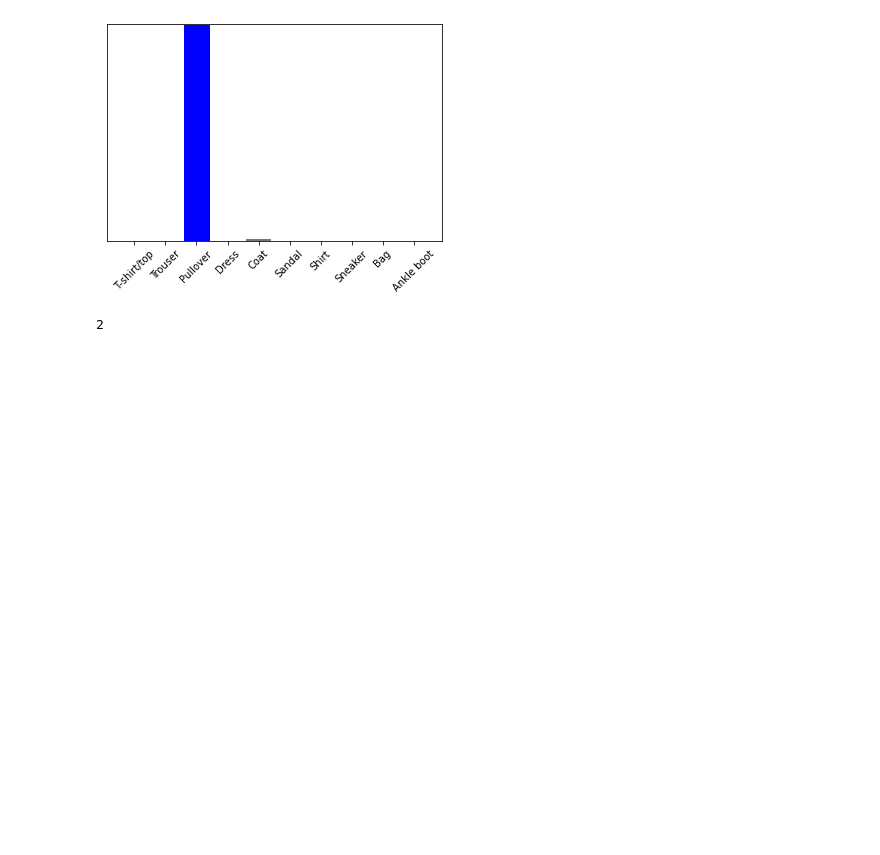
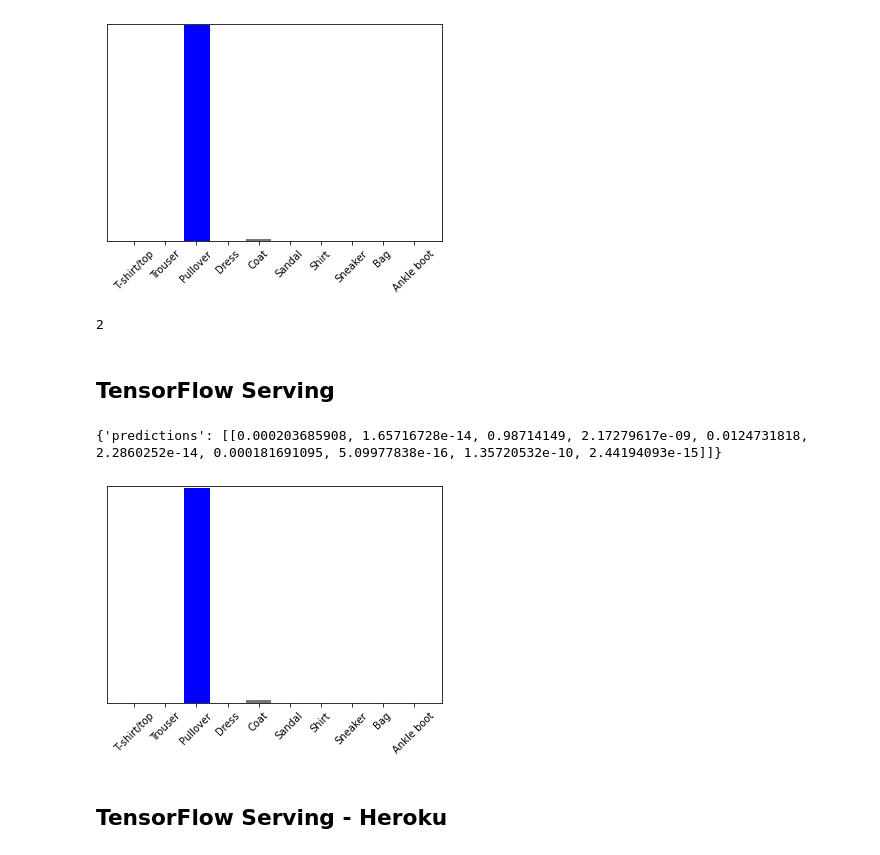
Before and after one commit to zanuarts/tensorflow-deployment, a Jupyter notebook: fashion-mnist.ipynb, the cells around one changed output. Cells and saved outputs as stored; diff of their text form; code cells hidden in the pictures; blank space fills up the shorter version.

Commit message:
add tf-serving and tf-serving with heroku

```diff
--- a/fashion-mnist.ipynb
+++ b/fashion-mnist.ipynb
@@ -550,3 +550,35 @@ plt.show()
 np.argmax(predictions[0])
 # %% [output]
 2
+# %% [markdown]
+## TensorFlow Serving
+# %%
+import json
+import requests
+
+
+input_json = json.dumps(
+    {
+        "signature_name": "serving_default",
+        "instances": img.tolist()
+    }
+)
+
+# print(input_json)
+
+server_url = "http://127.0.0.1:8080/v1/models/fashion-mnist:predict"
+response = requests.post(
+    server_url,
+    data=input_json,
+)
+print(response.json())
+# %% [output]
+{'predictions': [[0.000203685908, 1.65716728e-14, 0.98714149, 2.17279617e-09, 0.0124731818, 2.2860252e-14, 0.000181691095, 5.09977838e-16, 1.35720532e-10, 2.44194093e-15]]}
+# %%
+plot_value_array(1, response.json()['predictions'][0], test_labels)
+_ = plt.xticks(range(10), class_names, rotation=45)
+plt.show()
+# %% [output]
+[figure, added]
+# %% [markdown]
+## TensorFlow Serving - Heroku
```
Also changed, not shown: parts of 10 cells of this notebook, 9 other files.
